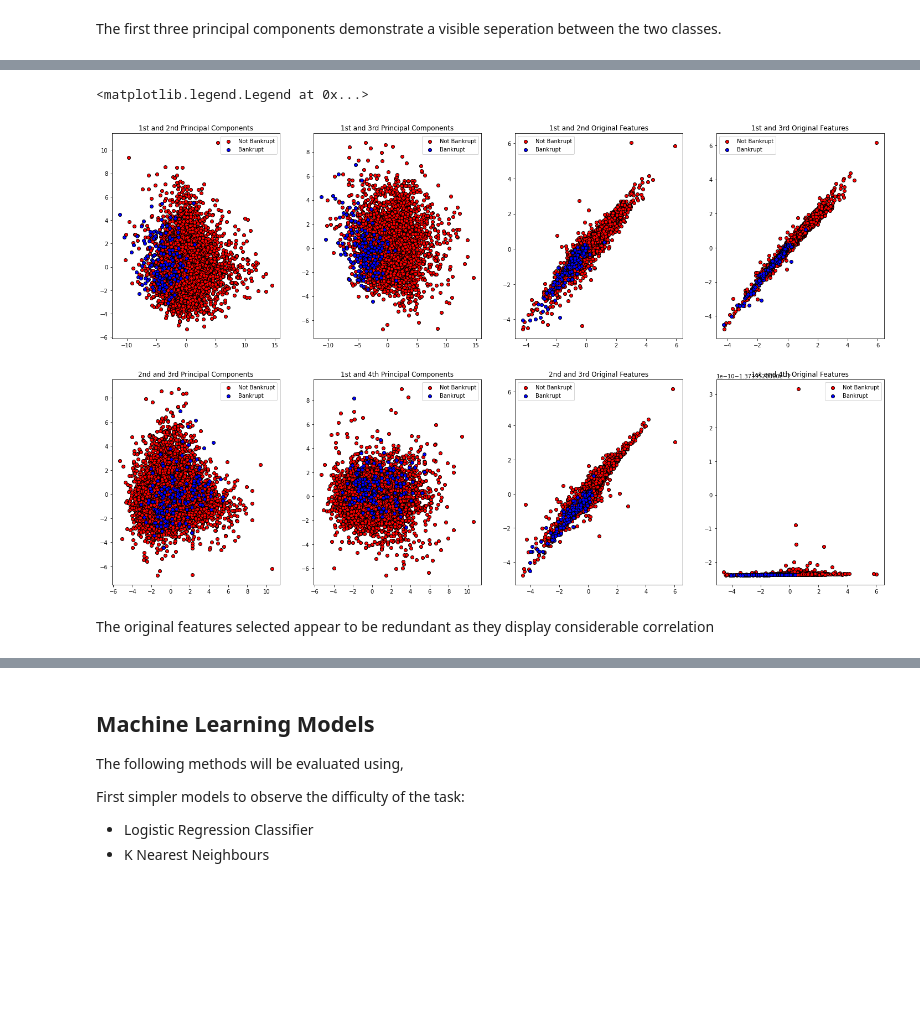
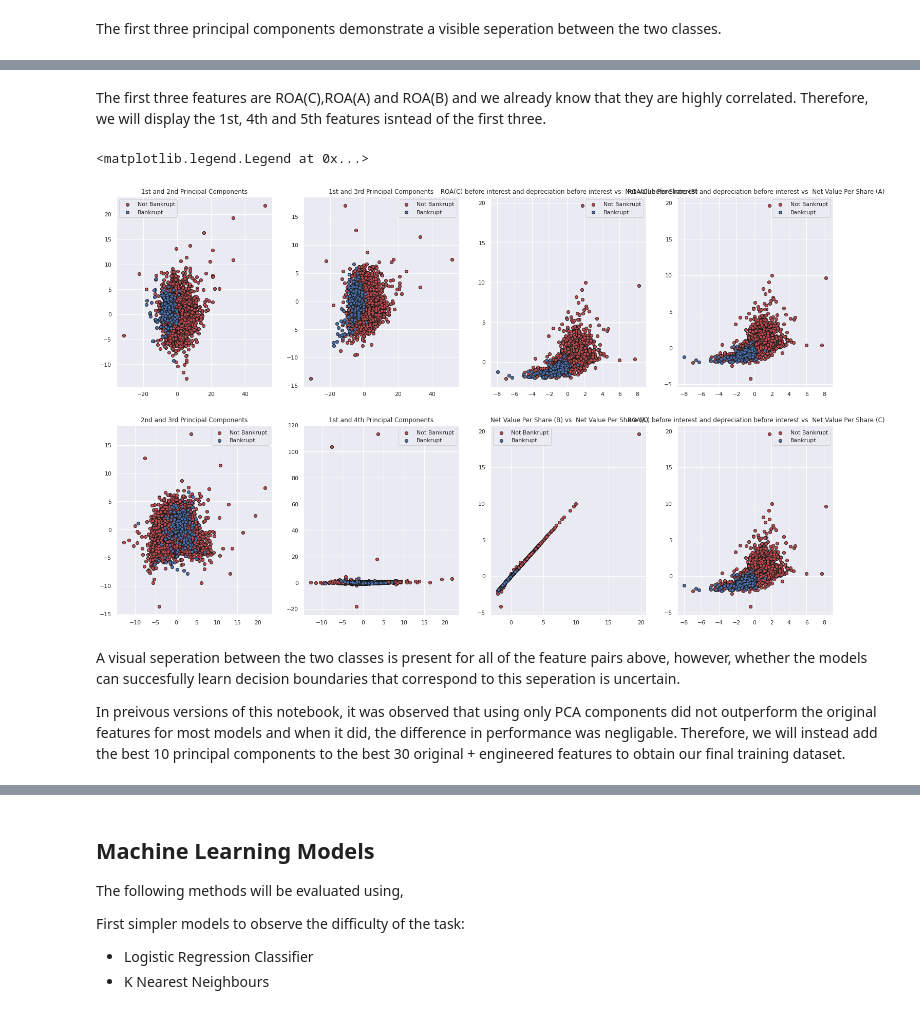
Before and after one commit to Ertugrulmert/Company-Bankruptcy-Estimation, a Jupyter notebook: Company_Bankruptcy_Prediction.ipynb, the cells around one changed output, grey strips where cells are left out. Saved outputs shown, nothing was run; the diff lists cells and outputs as text; code cells hidden in the pictures; blank space fills up the shorter version.

```diff
--- a/Company_Bankruptcy_Prediction.ipynb
+++ b/Company_Bankruptcy_Prediction.ipynb
@@ -297,9 +321,9 @@ X_smt, y_smt = smt.fit_resample(X_cv, Y_cv)
 
 Principal components will also be used as an alternative set of features.
 # %%
-pca = decomposition.PCA(n_components=60)
-pca.fit(X_cv)
-X_PCA = pca.transform(X_cv)
+pca = decomposition.PCA(n_components=30)
+pca.fit(X_modified)
+X_PCA = pca.transform(X_modified)
 # %%
 fig = plt.figure(1, figsize=(10, 10))
 ax = Axes3D(fig, rect=[0, 0, 1, 1], elev=10, azim=70, autoscale_on=True)
@@ -385,7 +393,14 @@ In previous iterations where we did not remove the outliers, more than 30 princi
 
 Now we will compare the spread of the first 4 principle components to the spread of the 4 original highest ranked features according to ANOVA F measure.
+# %%
+Y_cv = df_train['Bankrupt?']
+X_cv = df_train.drop('Bankrupt?', axis=1)
 # %%
-#obtaining the original features for comparison
-best_k = SelectKBest(score_func=f_classif , k=10)
-fit = best_k.fit(X_cv, Y_cv)
-X_k = best_k.fit_transform(X_cv, Y_cv)
+#obtaining the 30 best original features by ANOVA F measure for comparison
+best_k = SelectKBest(score_func=f_classif , k=30)
+best_k.fit(X_cv, Y_cv)
+X_k = best_k.transform(X_cv)
+
+mask = best_k.get_support()
+new_features = X_cv.columns[mask]
+print("10 best original features:\n",new_features[:10])
@@ -392,3 +417,5 @@ X_k = best_k.fit_transform(X_cv, Y_cv)
+# %% [markdown]
+The first three features are ROA(C),ROA(A) and ROA(B) and we already know that they are highly correlated. Therefore, we will display the 1st, 4th and 5th features isntead of the first three.
 # %%
 #creating plots
 fig, ((ax1, ax2, ax5, ax6), (ax3, ax4, ax7, ax8)) = plt.subplots(2, 4,figsize=(25, 15))
@@ -397,45 +424,43 @@ fig, ((ax1, ax2, ax5, ax6), (ax3, ax4, ax7, ax8)) = plt.subplots(2, 4,figsize=(2
 ax1.scatter(X_PCA[Y_cv == 0, 0],X_PCA[Y_cv == 0, 1], color='r', label="Not Bankrupt",edgecolor='k')
 ax1.scatter(X_PCA[Y_cv == 1,0],X_PCA[Y_cv == 1, 1], color='b', label="Bankrupt",edgecolor='k')
 ax1.set_title("1st and 2nd Principal Components")
 ax1.legend()
 
 ax2.scatter(X_PCA[Y_cv == 0, 0],X_PCA[Y_cv == 0, 2], color='r', label="Not Bankrupt",edgecolor='k')
 ax2.scatter(X_PCA[Y_cv == 1,0],X_PCA[Y_cv == 1, 2], color='b', label="Bankrupt",edgecolor='k')
 ax2.set_title("1st and 3rd Principal Components")
 ax2.legend()
 
 ax3.scatter(X_PCA[Y_cv == 0, 1],X_PCA[Y_cv == 0, 2], color='r', label="Not Bankrupt",edgecolor='k')
 ax3.scatter(X_PCA[Y_cv == 1,1],X_PCA[Y_cv == 1, 2], color='b', label="Bankrupt",edgecolor='k')
 ax3.set_title("2nd and 3rd Principal Components")
 ax3.legend()
 
 ax4.scatter(X_PCA[Y_cv == 0, 1],X_PCA[Y_cv == 0, 3], color='r', label="Not Bankrupt",edgecolor='k')
 ax4.scatter(X_PCA[Y_cv == 1,1],X_PCA[Y_cv == 1, 3], color='b', label="Bankrupt",edgecolor='k')
 ax4.set_title("1st and 4th Principal Components")
 ax4.legend()
 
 # ------------------------ Original Features -------------------------------------
-ax5.scatter(X_k[Y_cv == 0, 0],X_k[Y_cv == 0, 1], color='r', label="Not Bankrupt",edgecolor='k')
-ax5.scatter(X_k[Y_cv == 1,0],X_k[Y_cv == 1, 1], color='b', label="Bankrupt",edgecolor='k')
-ax5.set_title("1st and 2nd Original Features")
+ax5.scatter(X_k[Y_cv == 0, 0],X_k[Y_cv == 0, 3], color='r', label="Not Bankrupt",edgecolor='k')
+ax5.scatter(X_k[Y_cv == 1,0],X_k[Y_cv == 1, 3], color='b', label="Bankrupt",edgecolor='k')
+ax5.set_title(new_features[0]+" vs "+new_features[3])
 ax5.legend()
 
-ax6.scatter(X_k[Y_cv == 0, 0],X_k[Y_cv == 0, 2], color='r', label="Not Bankrupt",edgecolor='k')
-ax6.scatter(X_k[Y_cv == 1,0],X_k[Y_cv == 1, 2], color='b', label="Bankrupt",edgecolor='k')
-ax6.set_title("1st and 3rd Original Features")
+ax6.scatter(X_k[Y_cv == 0, 0],X_k[Y_cv == 0, 4], color='r', label="Not Bankrupt",edgecolor='k')
+ax6.scatter(X_k[Y_cv == 1,0],X_k[Y_cv == 1, 4], color='b', label="Bankrupt",edgecolor='k')
+ax6.set_title(new_features[0]+" vs "+new_features[4])
 ax6.legend()
 
-ax7.scatter(X_k[Y_cv == 0, 1],X_k[Y_cv == 0, 2], color='r', label="Not Bankrupt",edgecolor='k')
-ax7.scatter(X_k[Y_cv == 1,1],X_k[Y_cv == 1, 2], color='b', label="Bankrupt",edgecolor='k')
-ax7.set_title("2nd and 3rd Original Features")
+ax7.scatter(X_k[Y_cv == 0, 3],X_k[Y_cv == 0, 4], color='r', label="Not Bankrupt",edgecolor='k')
+ax7.scatter(X_k[Y_cv == 1,3],X_k[Y_cv == 1, 4], color='b', label="Bankrupt",edgecolor='k')
+ax7.set_title(new_features[3]+" vs "+new_features[4])
 ax7.legend()
 
-ax8.scatter(X_k[Y_cv == 0, 1],X_k[Y_cv == 0, 3], color='r', label="Not Bankrupt",edgecolor='k')
-ax8.scatter(X_k[Y_cv == 1,1],X_k[Y_cv == 1, 3], color='b', label="Bankrupt",edgecolor='k')
-ax8.set_title("1st and 4th Original Features")
+ax8.scatter(X_k[Y_cv == 0, 0],X_k[Y_cv == 0, 5], color='r', label="Not Bankrupt",edgecolor='k')
+ax8.scatter(X_k[Y_cv == 1,0],X_k[Y_cv == 1, 5], color='b', label="Bankrupt",edgecolor='k')
+ax8.set_title(new_features[0]+" vs "+new_features[5])
 ax8.legend()
 # %% [output]
 <matplotlib.legend.Legend at 0x...>
-[figure, old version]
+[figure, new version]
-# %% [markdown]
-The original features selected appear to be redundant as they display considerable correlation
@@ -457,0 +467,4 @@ X_test_PCA_orig = pca_origin.transform(X_test)
+# %% [markdown]
+A visual seperation between the two classes is present for all of the feature pairs above, however, whether the models can succesfully learn decision boundaries that correspond to this seperation is uncertain.
+
+In preivous versions of this notebook, it was observed that using only PCA components did not outperform the original features for most models and when it did, the difference in performance was negligable. Therefore, we will instead add the best 10 principal components to the best 30 original + engineered features to obtain our final training dataset.
```
Also changed, not shown: parts of 67 cells of this notebook.
